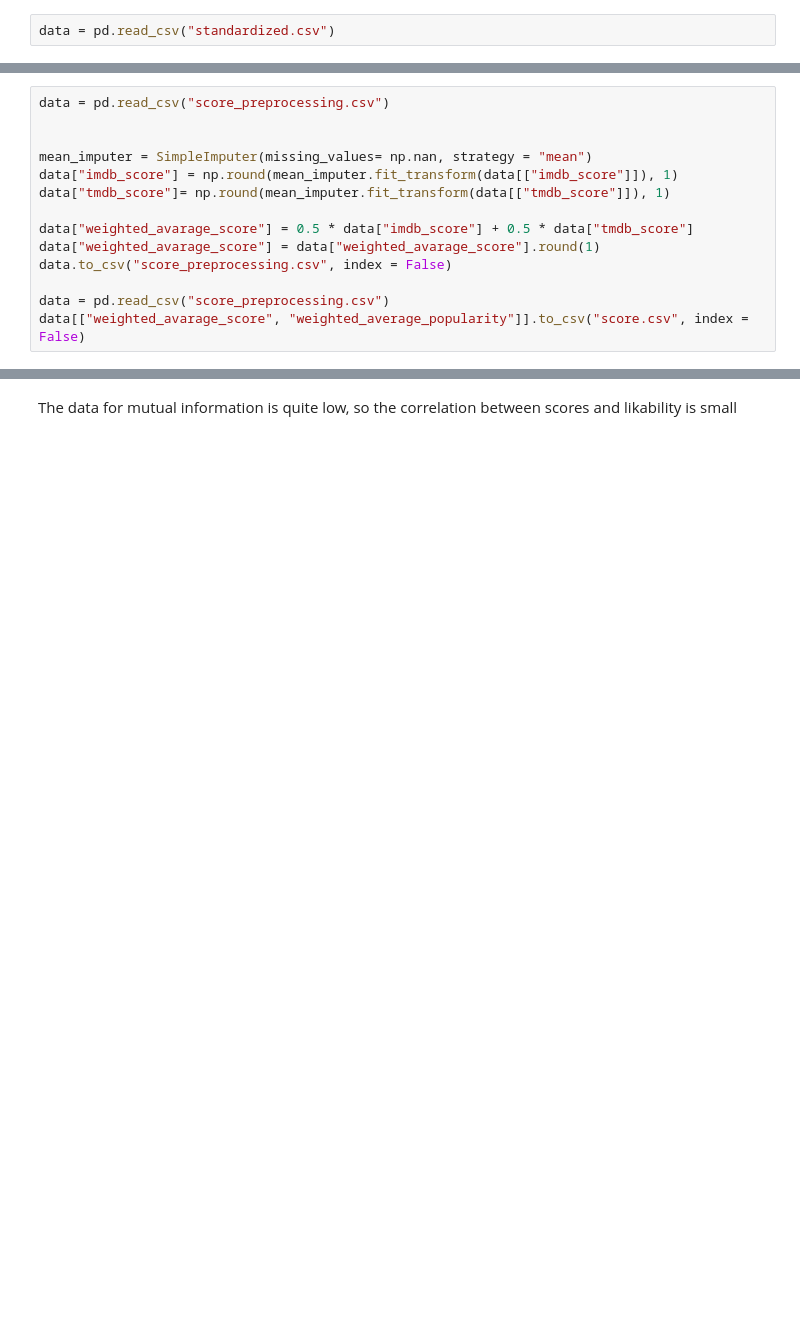
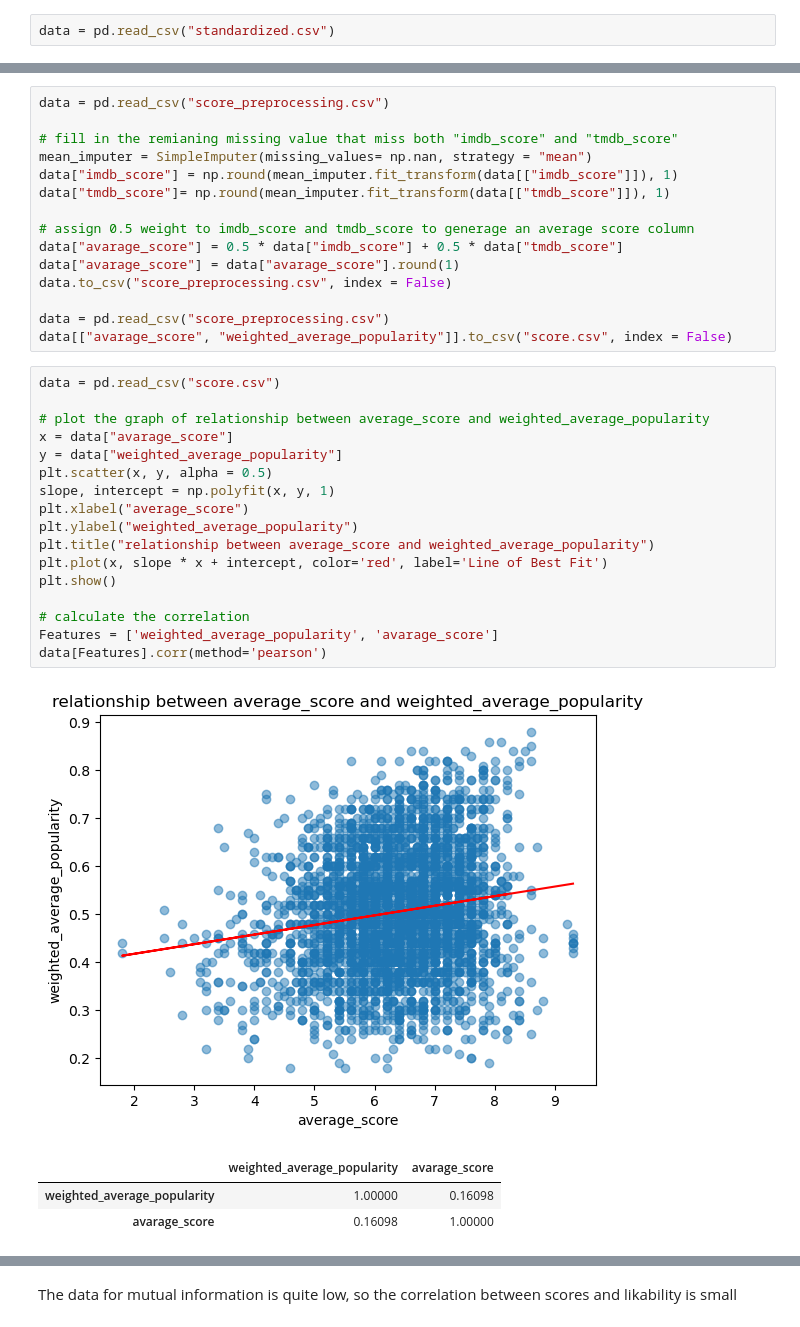
Before and after one commit to XiaoyingChen924/Movie_Popularity_Analysis, a Jupyter notebook: score.ipynb, the cells around one changed output, grey strips where cells are left out. Saved outputs shown, nothing was run; the diff lists cells and outputs as text; blank space fills up the shorter version.

```diff
--- a/score.ipynb
+++ b/score.ipynb
@@ -49,15 +72,38 @@ Mean Squared Error on Test Data:  0.6563321265687443
 # %%
 data = pd.read_csv("score_preprocessing.csv")
 
-
+# fill in the remianing missing value that miss both "imdb_score" and "tmdb_score"
 mean_imputer = SimpleImputer(missing_values= np.nan, strategy = "mean")
 data["imdb_score"] = np.round(mean_imputer.fit_transform(data[["imdb_score"]]), 1)
 data["tmdb_score"]= np.round(mean_imputer.fit_transform(data[["tmdb_score"]]), 1)
 
-data["weighted_avarage_score"] = 0.5 * data["imdb_score"] + 0.5 * data["tmdb_score"]
-data["weighted_avarage_score"] = data["weighted_avarage_score"].round(1)
+# assign 0.5 weight to imdb_score and tmdb_score to generage an average score column
+data["avarage_score"] = 0.5 * data["imdb_score"] + 0.5 * data["tmdb_score"]
+data["avarage_score"] = data["avarage_score"].round(1)
 data.to_csv("score_preprocessing.csv", index = False)
 
 data = pd.read_csv("score_preprocessing.csv")
-data[["weighted_avarage_score", "weighted_average_popularity"]].to_csv("score.csv", index = False)
+data[["avarage_score", "weighted_average_popularity"]].to_csv("score.csv", index = False)
+# %%
+data = pd.read_csv("score.csv")
+
+# plot the graph of relationship between average_score and weighted_average_popularity
+x = data["avarage_score"]
+y = data["weighted_average_popularity"]
+plt.scatter(x, y, alpha = 0.5)
+slope, intercept = np.polyfit(x, y, 1)
+plt.xlabel("average_score")
+plt.ylabel("weighted_average_popularity")
+plt.title("relationship between average_score and weighted_average_popularity")
+plt.plot(x, slope * x + intercept, color='red', label='Line of Best Fit')
+plt.show()
+
+# calculate the correlation
+Features = ['weighted_average_popularity', 'avarage_score']
+data[Features].corr(method='pearson')
+# %% [output]
+[figure, added]
+|  | weighted_average_popularity | avarage_score |
+| weighted_average_popularity | 1.00000 | 0.16098 |
+| avarage_score | 0.16098 | 1.00000 |
 # %%
```
Also changed, not shown: parts of 7 cells of this notebook, 5 other files.
